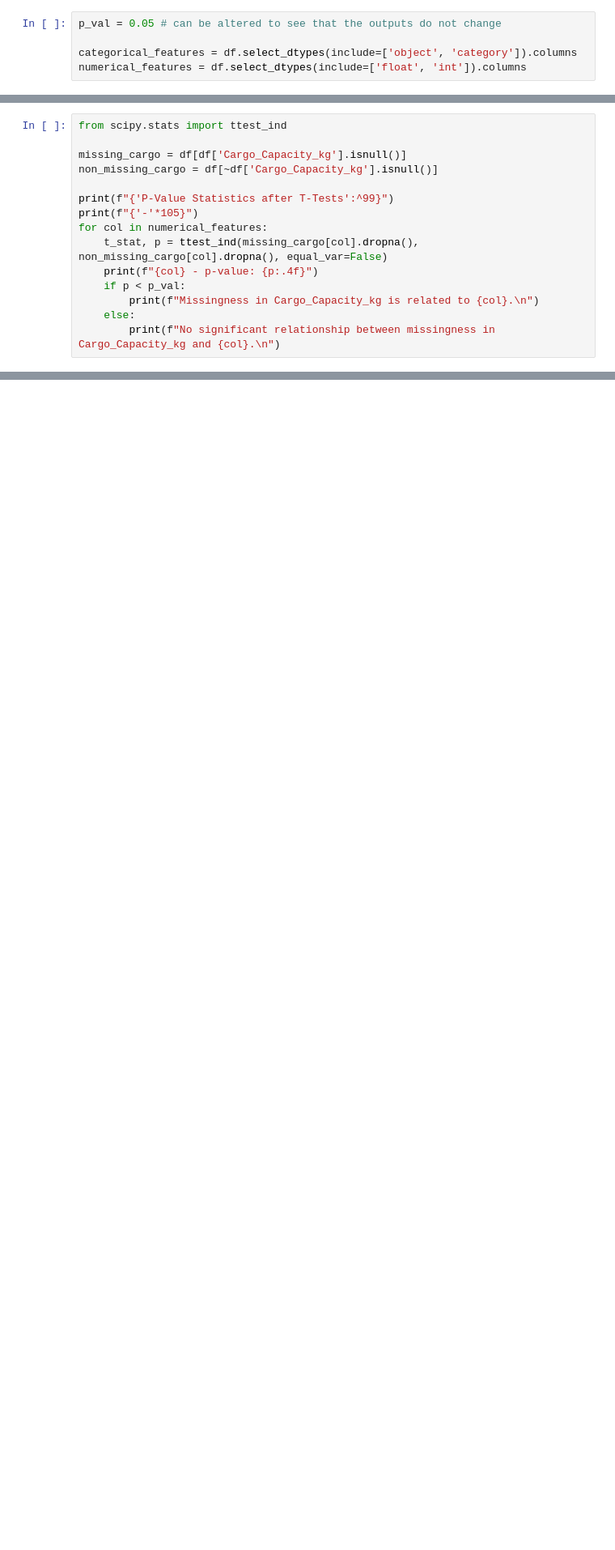
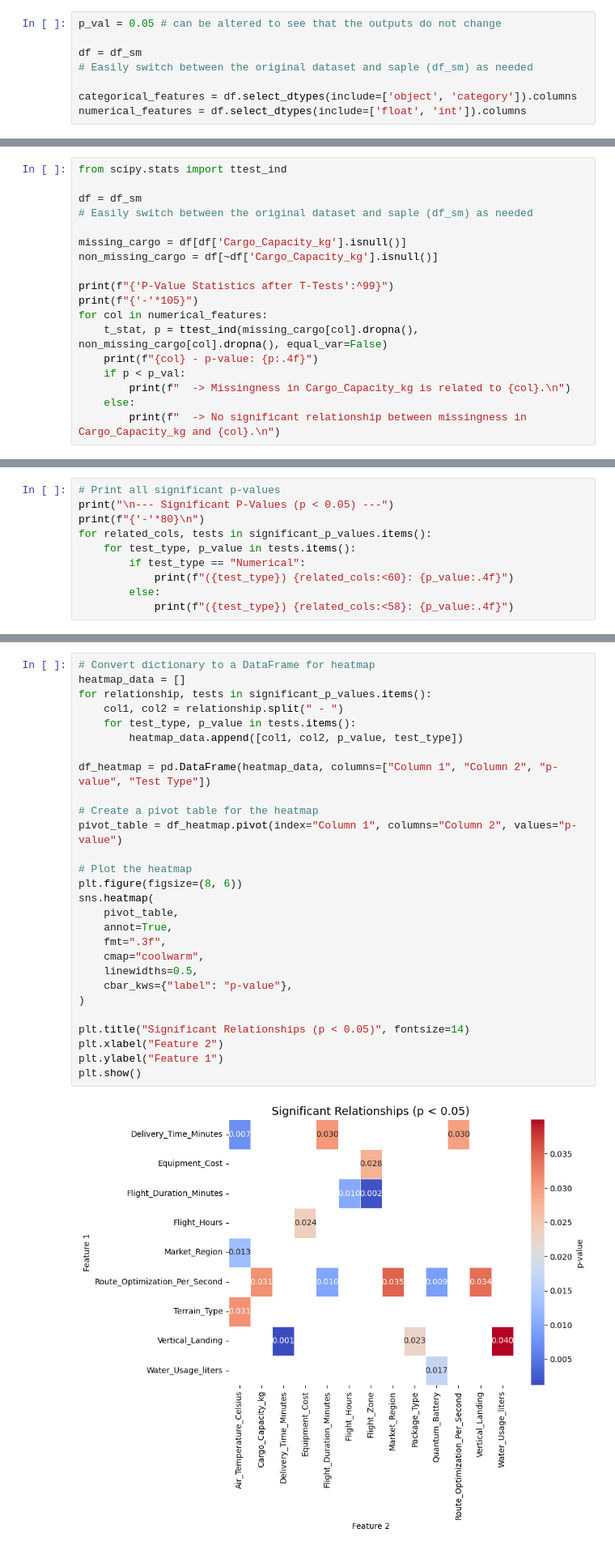
Before and after one commit to yaseminates/Aeropolis_AIML_296881, a Jupyter notebook: main.ipynb, the cells around one changed output, grey strips where cells are left out. Shown at 81% size. Saved outputs shown, nothing was run; the diff lists cells and outputs as text; blank space fills up the shorter version.

```diff
--- a/main.ipynb
+++ b/main.ipynb
@@ -266,5 +295,8 @@ Values in Cargo_Capacity_kg appear to be *"missing at random"* with respect to t
 # %%
 p_val = 0.05 # can be altered to see that the outputs do not change
 
+df = df_sm
+# Easily switch between the original dataset and saple (df_sm) as needed
+
 categorical_features = df.select_dtypes(include=['object', 'category']).columns
 numerical_features = df.select_dtypes(include=['float', 'int']).columns
@@ -332,5 +387,8 @@ plt.show()
 # %%
 from scipy.stats import ttest_ind
+
+df = df_sm
+# Easily switch between the original dataset and saple (df_sm) as needed
 
 missing_cargo = df[df['Cargo_Capacity_kg'].isnull()]
 non_missing_cargo = df[~df['Cargo_Capacity_kg'].isnull()]
@@ -341,9 +399,9 @@ for col in numerical_features:
     t_stat, p = ttest_ind(missing_cargo[col].dropna(), non_missing_cargo[col].dropna(), equal_var=False)
     print(f"{col} - p-value: {p:.4f}")
     if p < p_val:
-        print(f"Missingness in Cargo_Capacity_kg is related to {col}.\n")
+        print(f"  -> Missingness in Cargo_Capacity_kg is related to {col}.\n")
     else:
-        print(f"No significant relationship between missingness in Cargo_Capacity_kg and {col}.\n")
+        print(f"  -> No significant relationship between missingness in Cargo_Capacity_kg and {col}.\n")
 # %% [output]
                                  P-Value Statistics after T-Tests
 ---------------------------------------------------------------------------------------------------------
@@ -504,0 +568,10 @@ Wind_Speed_kmph (Numerical) - p-value: 0.8096
+# %%
+# Print all significant p-values
+print("\n--- Significant P-Values (p < 0.05) ---")
+print(f"{'-'*80}\n")
+for related_cols, tests in significant_p_values.items():
+    for test_type, p_value in tests.items():
+        if test_type == "Numerical":
+            print(f"({test_type}) {related_cols:<60}: {p_value:.4f}")
+        else:
+            print(f"({test_type}) {related_cols:<58}: {p_value:.4f}")
@@ -504,0 +598,30 @@ Wind_Speed_kmph (Numerical) - p-value: 0.8096
+# %%
+# Convert dictionary to a DataFrame for heatmap
+heatmap_data = []
+for relationship, tests in significant_p_values.items():
+    col1, col2 = relationship.split(" - ")
+    for test_type, p_value in tests.items():
+        heatmap_data.append([col1, col2, p_value, test_type])
+
+df_heatmap = pd.DataFrame(heatmap_data, columns=["Column 1", "Column 2", "p-value", "Test Type"])
+
+# Create a pivot table for the heatmap
+pivot_table = df_heatmap.pivot(index="Column 1", columns="Column 2", values="p-value")
+
+# Plot the heatmap
+plt.figure(figsize=(8, 6))
+sns.heatmap(
+    pivot_table,
+    annot=True,
+    fmt=".3f",
+    cmap="coolwarm",
+    linewidths=0.5,
+    cbar_kws={"label": "p-value"},
+)
+
+plt.title("Significant Relationships (p < 0.05)", fontsize=14)
+plt.xlabel("Feature 2")
+plt.ylabel("Feature 1")
+plt.show()
+# %% [output]
+[figure, added]
```
Also changed, not shown: parts of 38 cells of this notebook.
